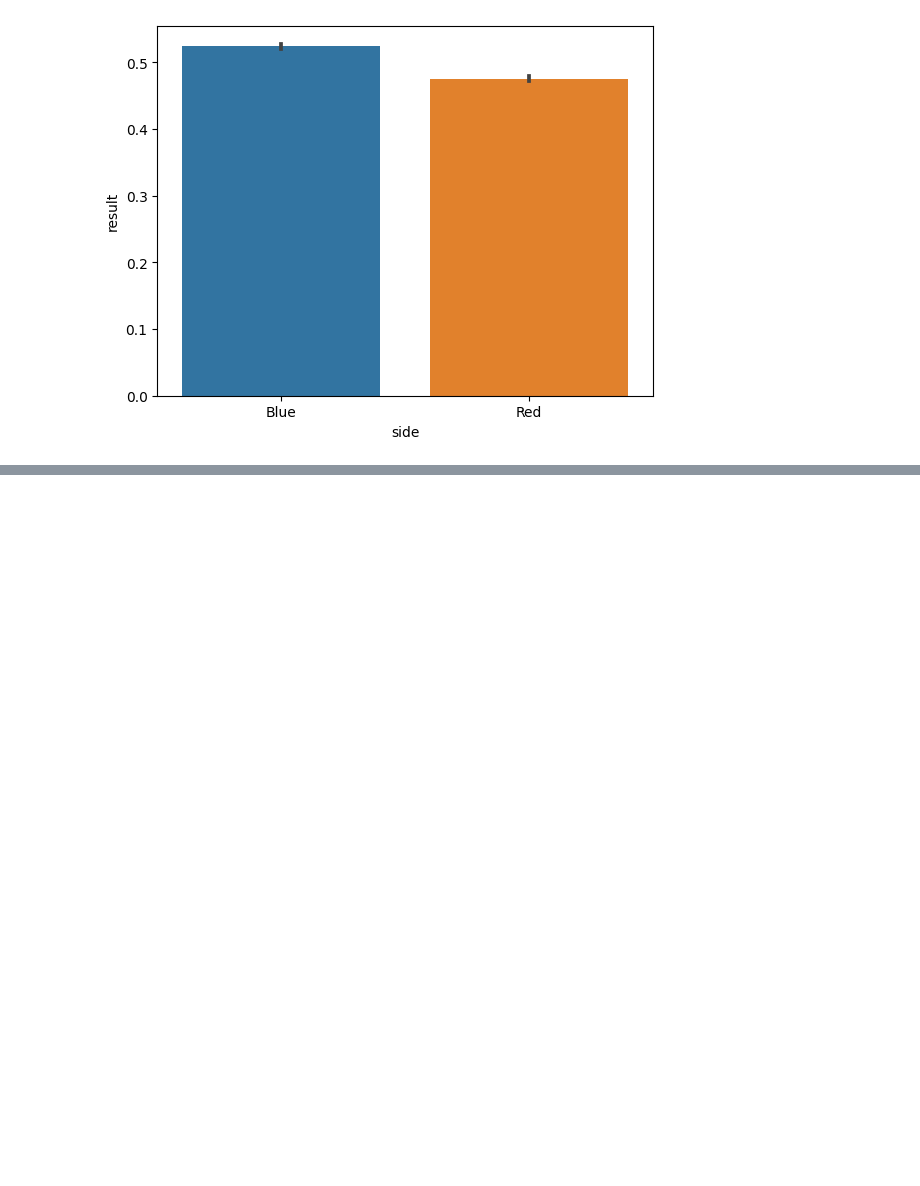
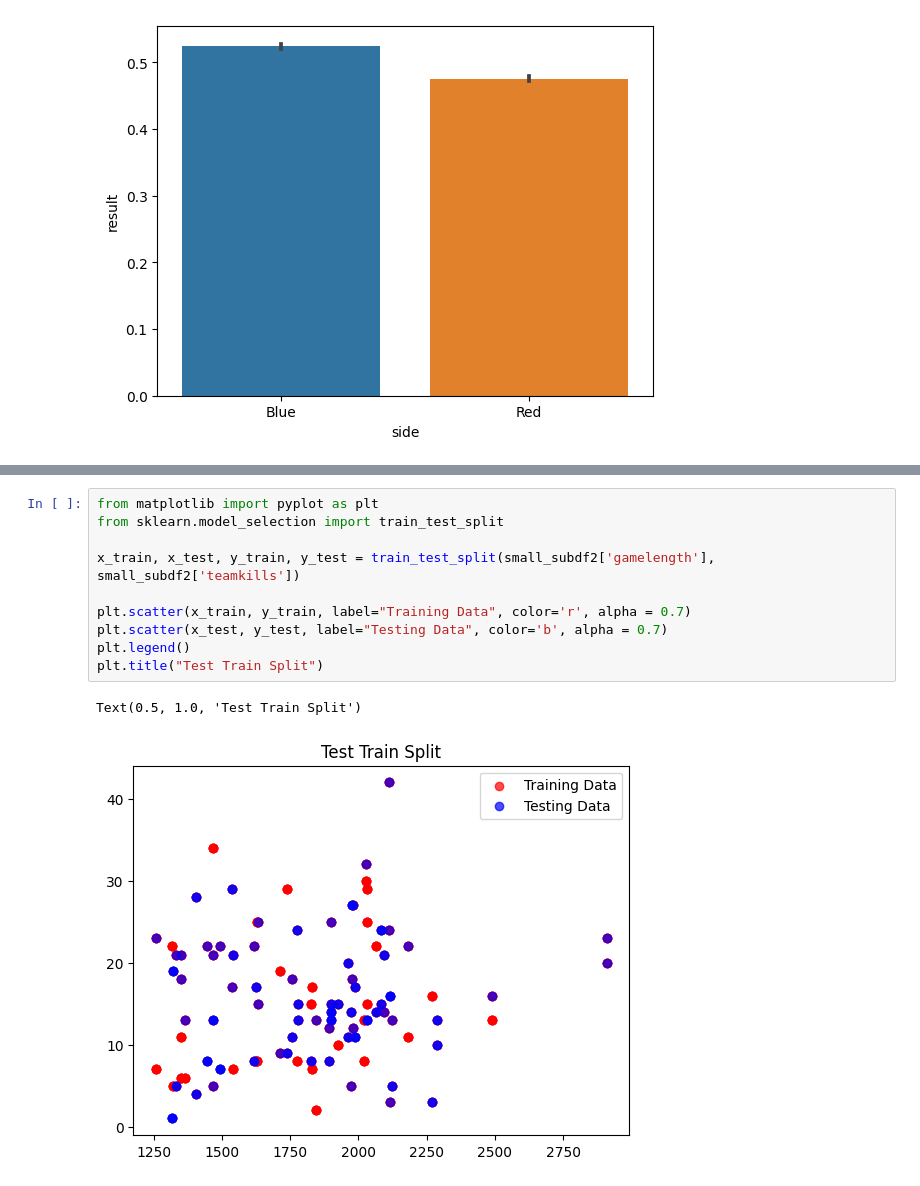
Before and after one commit to Xylosis/301, a Jupyter notebook: get-data.ipynb, the cells around one changed output, grey strips where cells are left out. Drawn from its saved outputs; the diff is of its cells as text; blank space fills up the shorter version.

```diff
--- a/get-data.ipynb
+++ b/get-data.ipynb
@@ -113,0 +123,13 @@ sns.barplot(x = subdf2["side"], y=subdf2["result"]) #which side wins more
+# %%
+from matplotlib import pyplot as plt
+from sklearn.model_selection import train_test_split
+
+x_train, x_test, y_train, y_test = train_test_split(small_subdf2['gamelength'], small_subdf2['teamkills'])
+
+plt.scatter(x_train, y_train, label="Training Data", color='r', alpha = 0.7)
+plt.scatter(x_test, y_test, label="Testing Data", color='b', alpha = 0.7)
+plt.legend()
+plt.title("Test Train Split")
+# %% [output]
+Text(0.5, 1.0, 'Test Train Split')
+[figure, added]
```
Also changed, not shown: parts of 4 cells of this notebook.
